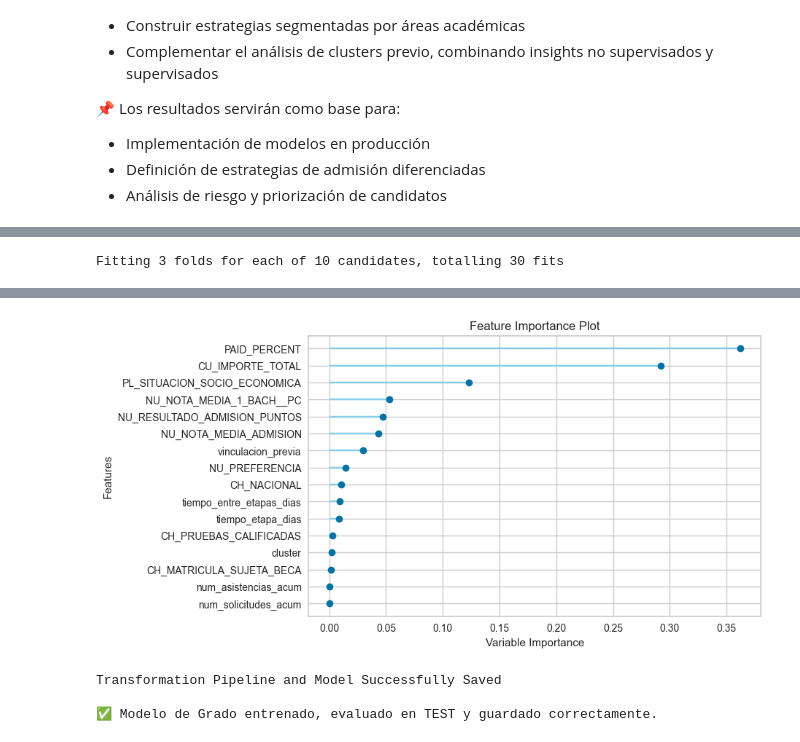
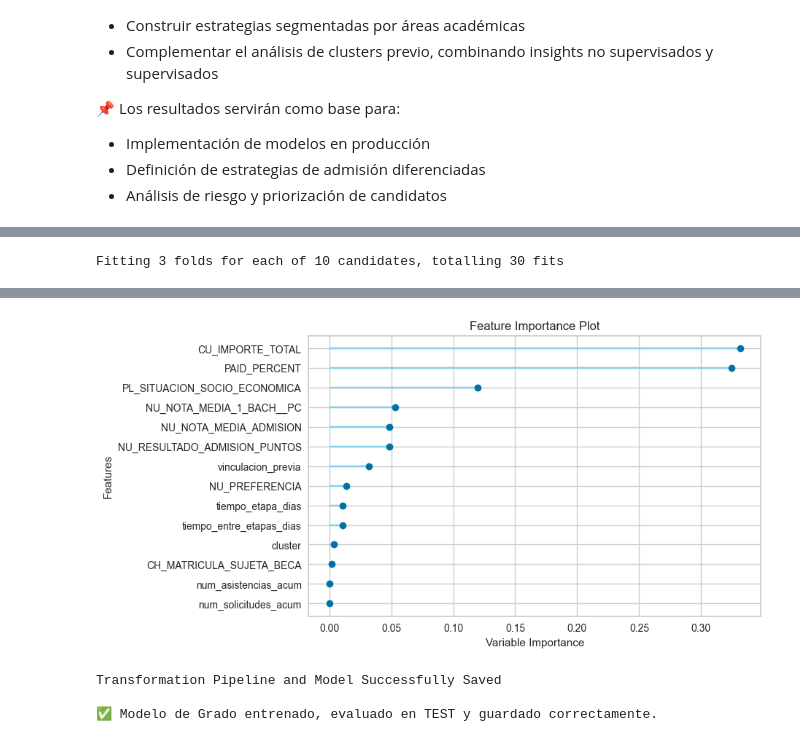
Before and after one commit to MiguelHernandezCorral/UNAV, a Jupyter notebook: notebooks/03_Modelado.ipynb, the cells around one changed output, grey strips where cells are left out. Saved outputs shown, nothing was run; the diff lists cells and outputs as text; code cells hidden in the pictures.

```diff
--- a/notebooks/03_Modelado.ipynb
+++ b/notebooks/03_Modelado.ipynb
@@ -210,7 +210,7 @@ for v in ['FO_rentaFam_ges__c', 'CH_MATRICULA_SUJETA_BECA']:
         print(f"❌ {v} no existe")
 
 # ============================================================
-# 🔹 CONSTRUCCIÓN ETAPA ORDINAL (CORREGIDA)
+# 🔹 CONSTRUCCIÓN ETAPA ORDINAL
 # ============================================================
 
 if {'STAGENAME', 'PL_SUBETAPA'}.issubset(df.columns):
@@ -230,14 +230,25 @@ if {'STAGENAME', 'PL_SUBETAPA'}.issubset(df.columns):
         'Admitido__NA': 5,
         'Matriculado__NA': 6
     }
-    # Juan: Revisar que no den NAs en las etapas ordinales y que siempre estén informadas.
+
     df['etapa_ordinal_num'] = df['etapa_compuesta'].map(orden_etapas)
 
-    print("\n📌 Revisión NA en etapa ordinal:")
-    print(df[df['etapa_ordinal_num'].isna()]['etapa_compuesta'].value_counts())
+    # 🔍 Detectar combinaciones no contempladas
+    etapas_no_mapeadas = df.loc[
+        df['etapa_ordinal_num'].isna(),
+        'etapa_compuesta'
+    ].value_counts()
+
+    if not etapas_no_mapeadas.empty:
+        print("\n⚠️ Etapas NO contempladas en el orden (asignadas a 0):")
+        print(etapas_no_mapeadas)
+
+    # 🛡️ Garantizar que NO haya NA (criterio de negocio)
+    df['etapa_ordinal_num'] = df['etapa_ordinal_num'].fillna(0)
 
 else:
     print("❌ No se puede crear etapa ordinal")
+
 
 # ============================================================
 # 0️⃣.2 LIMPIEZA BÁSICA
@@ -269,6 +280,7 @@ print(df['FO_rentaFam_ges__c'].isna().mean(), df['CH_MATRICULA_SUJETA_BECA'].val
 # 0️⃣.3 IMPUTACIÓN LÓGICA DE NA
 # ============================================================
 
+# 🔹 Variables donde NA = 0 tiene sentido de negocio
 vars_cero_logico = [
     'NU_NOTA_MEDIA_ADMISION',
     'NU_NOTA_MEDIA_1_BACH__PC',
@@ -283,14 +295,24 @@ for v in vars_cero_logico:
     if v in df.columns:
         df[v] = df[v].fillna(0)
 
-cols_no_imputar = [
-    'FO_rentaFam_ges__c',
+# 🔹 Renta familiar → imputación por media
+if 'FO_rentaFam_ges__c' in df.columns:
+    renta_media = df['FO_rentaFam_ges__c'].mean()
+    df['FO_rentaFam_ges__c'] = df['FO_rentaFam_ges__c'].fillna(renta_media)
+
+# 🔹 Variables binarias → imputar a 0 (False)
+vars_binarias = [
     'CH_MATRICULA_SUJETA_BECA'
-] # Juan: La renta se podría imputar por la media (si te da tiempo, prueba)
+]
 
-for c in df.columns:
-    if c not in cols_no_imputar:
-        df[c] = df[c].fillna(0)
+for v in vars_binarias:
+    if v in df.columns:
+        df[v] = df[v].fillna(0)
+
+# 🔍 Control final de NA
+print("\n📌 NA restantes por variable:")
+print(df.isna().sum().loc[lambda x: x > 0])
+
 
 # ============================================================
 # 🔗 FEATURE: VINCULACIÓN PREVIA
@@ -322,22 +344,48 @@ orden_etapas = {
     'Matrícula__Pendiente': 5,
     'Matrícula__Pagada': 6
 }
-#Juan: esto es perfecto. Comprobar que no hay etapas ordinales por el camino a NA
+
 df['etapa_ordinal_num'] = df['etapa_compuesta'].map(orden_etapas)
 
+# 🔍 CONTROL DE NAs EN ETAPA ORDINAL
+etapas_no_mapeadas = (
+    df.loc[df['etapa_ordinal_num'].isna(), 'etapa_compuesta']
+    .value_counts()
+)
+
+if not etapas_no_mapeadas.empty:
+    print("\n⚠️ Etapas sin correspondencia ordinal:")
+    print(etapas_no_mapeadas)
+
+# 🛡️ Garantizar que no haya NA (criterio de negocio)
+df['etapa_ordinal_num'] = df['etapa_ordinal_num'].fillna(0)
+
+# ============================================================
 # 🔹 VINCULACIÓN PREVIA
+# ============================================================
+
 cols_vinculacion = [
     'CH_ALUMNO__PC', 'CH_ESTUDIANTE__PC', 'CH_ANTIGUO_ALUMNO__PC',
     'CH_ALUMNI__PC', 'CH_ANTIGUOALUMNO_INTERCAMBIO',
     'CH_HIJO_ANTIGUO_ALUMNO__PC'
 ]
+
 existentes = [c for c in cols_vinculacion if c in df.columns]
+
 if existentes:
-    df['vinculacion_previa'] = df[existentes].fillna(False).astype(int).max(axis=1)
+    df['vinculacion_previa'] = (
+        df[existentes]
+        .fillna(False)
+        .astype(int)
+        .max(axis=1)
+    )
+
     print("\n📌 Distribución vinculación_previa:")
     print(df['vinculacion_previa'].value_counts(normalize=True))
+
 else:
-    print("❌ No existen variables de vinculación previa de antigüos alumnos")
+    print("❌ No existen variables de vinculación previa de antiguos alumnos")
+
 
 
 
@@ -442,11 +490,17 @@ metricas_master = metricas_test(
     target=target
 )
 
+# Probabilidad real de matrícula (P(y=1))
 preds['prob_matricula_real'] = preds.apply(
-    lambda x: x['prediction_score'] if x['prediction_label'] == 1
+    lambda x: x['prediction_score']
+    if x['prediction_label'] == 1
     else (1 - x['prediction_score']),
     axis=1
-) #Juan: esto está perfecto. Aquí tengo que darle una vuelta porque el prediction score es la confianza que le da el modelo al target. Es decir, un valor bajo indica que se fía poco de la predicción.
+)
+
+# Confianza del modelo (distancia a la indecisión)
+preds['confianza_modelo'] = (preds['prob_matricula_real'] - 0.5).abs() * 2
+ #Juan: esto está perfecto. Aquí tengo que darle una vuelta porque el prediction score es la confianza que le da el modelo al target. Es decir, un valor bajo indica que se fía poco de la predicción.
 
 auc_test = roc_auc_score(y_test, preds['probabilidad_matricula'])
 
@@ -546,4 +600,4 @@ Accuracy Clase 1: 0.934
-[figure, old version]
+[figure, new version]
 Transformation Pipeline and Model Successfully Saved
 
 ✅ Modelo de Grado entrenado, evaluado en TEST y guardado correctamente.
```
Also changed, not shown: parts of 3 cells of this notebook.
